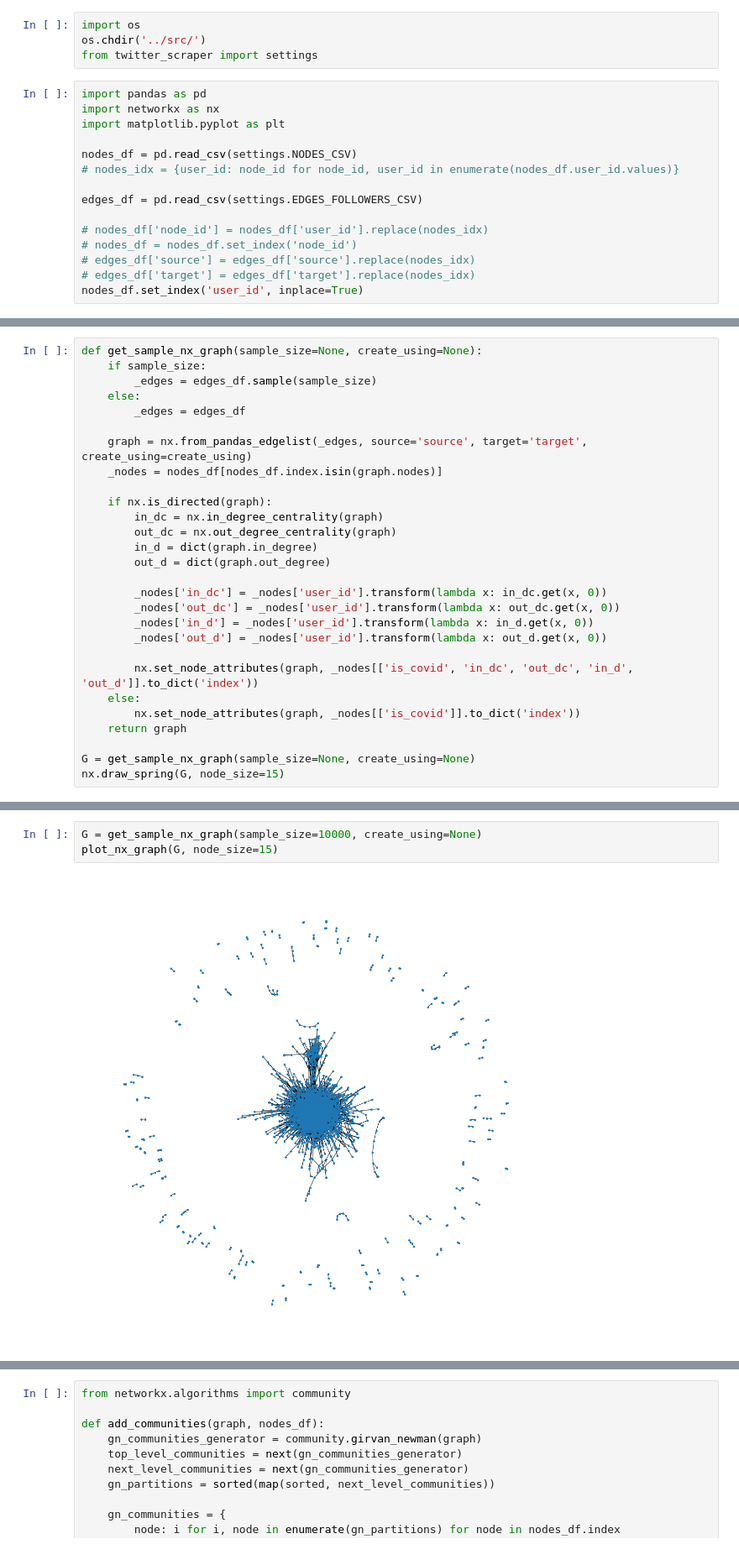
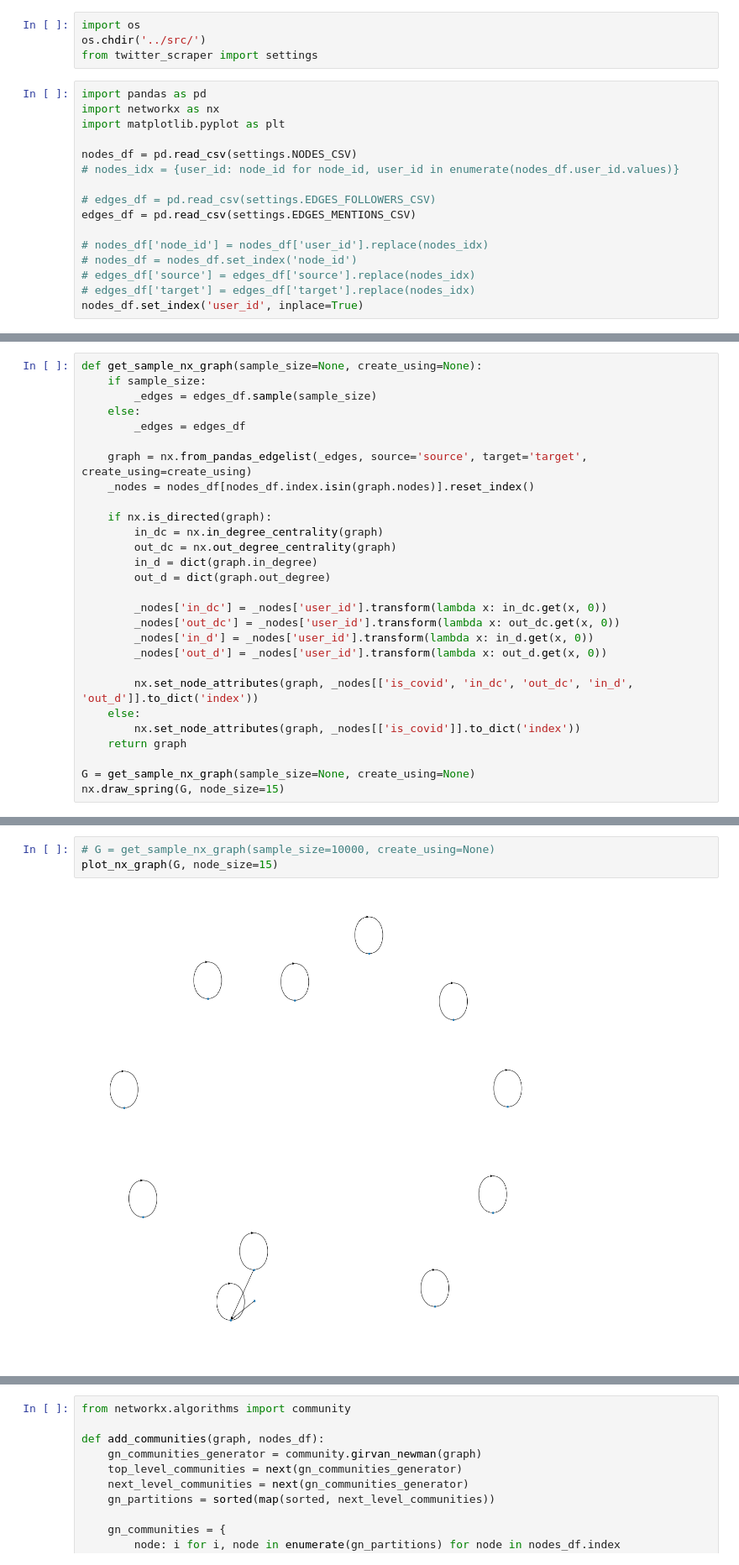
Before and after one commit to andhrelja/twitter-scraper, a Jupyter notebook: notebooks/GraphAnalysyis.ipynb, the cells around one changed output, grey strips where cells are left out. Shown at 84% size. Cells and saved outputs as stored; diff of their text form.

```diff
--- a/notebooks/GraphAnalysyis.ipynb
+++ b/notebooks/GraphAnalysyis.ipynb
@@ -10,7 +10,8 @@ import matplotlib.pyplot as plt
 nodes_df = pd.read_csv(settings.NODES_CSV)
 # nodes_idx = {user_id: node_id for node_id, user_id in enumerate(nodes_df.user_id.values)}
 
-edges_df = pd.read_csv(settings.EDGES_FOLLOWERS_CSV)
+# edges_df = pd.read_csv(settings.EDGES_FOLLOWERS_CSV)
+edges_df = pd.read_csv(settings.EDGES_MENTIONS_CSV)
 
 # nodes_df['node_id'] = nodes_df['user_id'].replace(nodes_idx)
 # nodes_df = nodes_df.set_index('node_id')
@@ -58,7 +47,7 @@ def get_sample_nx_graph(sample_size=None, create_using=None):
         _edges = edges_df
 
     graph = nx.from_pandas_edgelist(_edges, source='source', target='target', create_using=create_using)
-    _nodes = nodes_df[nodes_df.index.isin(graph.nodes)]
+    _nodes = nodes_df[nodes_df.index.isin(graph.nodes)].reset_index()
 
     if nx.is_directed(graph):
         in_dc = nx.in_degree_centrality(graph)
@@ -93,8 +82,8 @@ KeyError: 'user_id'
 # %%
-G = get_sample_nx_graph(sample_size=10000, create_using=None)
+# G = get_sample_nx_graph(sample_size=10000, create_using=None)
 plot_nx_graph(G, node_size=15)
 # %% [output]
-[figure, old version]
+[figure, new version]
 # %%
 import random
 
```
Also changed, not shown: parts of 5 cells of this notebook, 45 other files.
